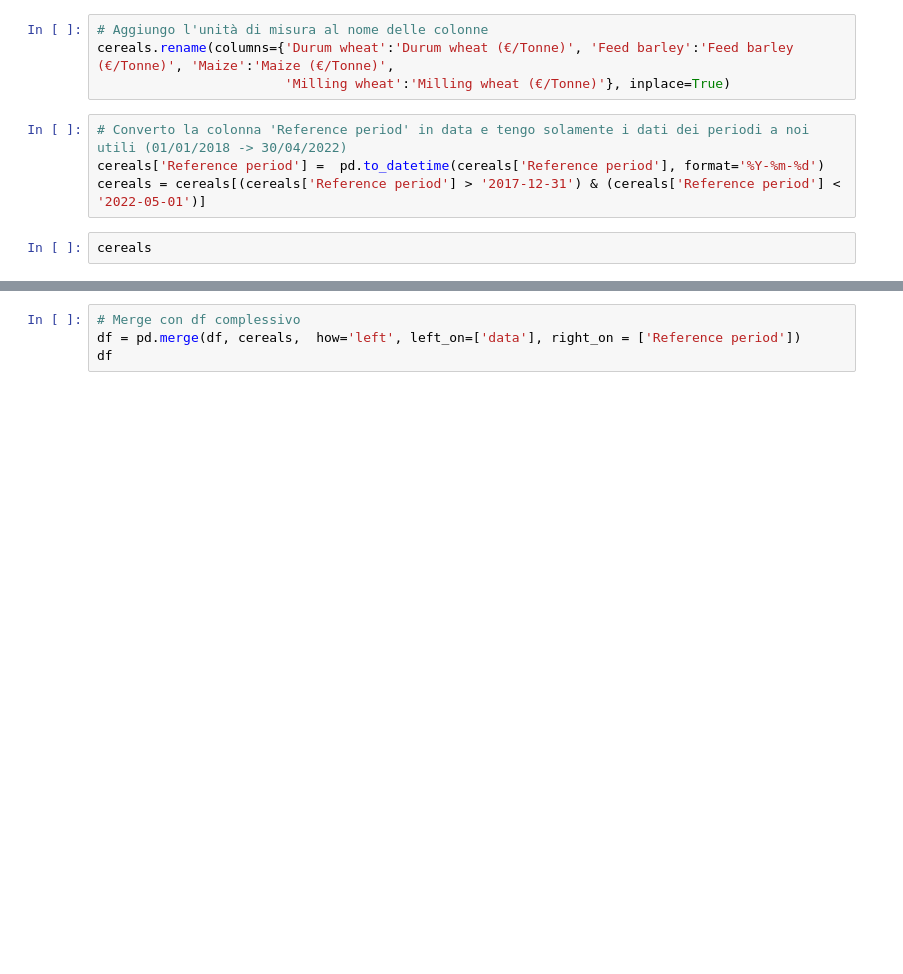
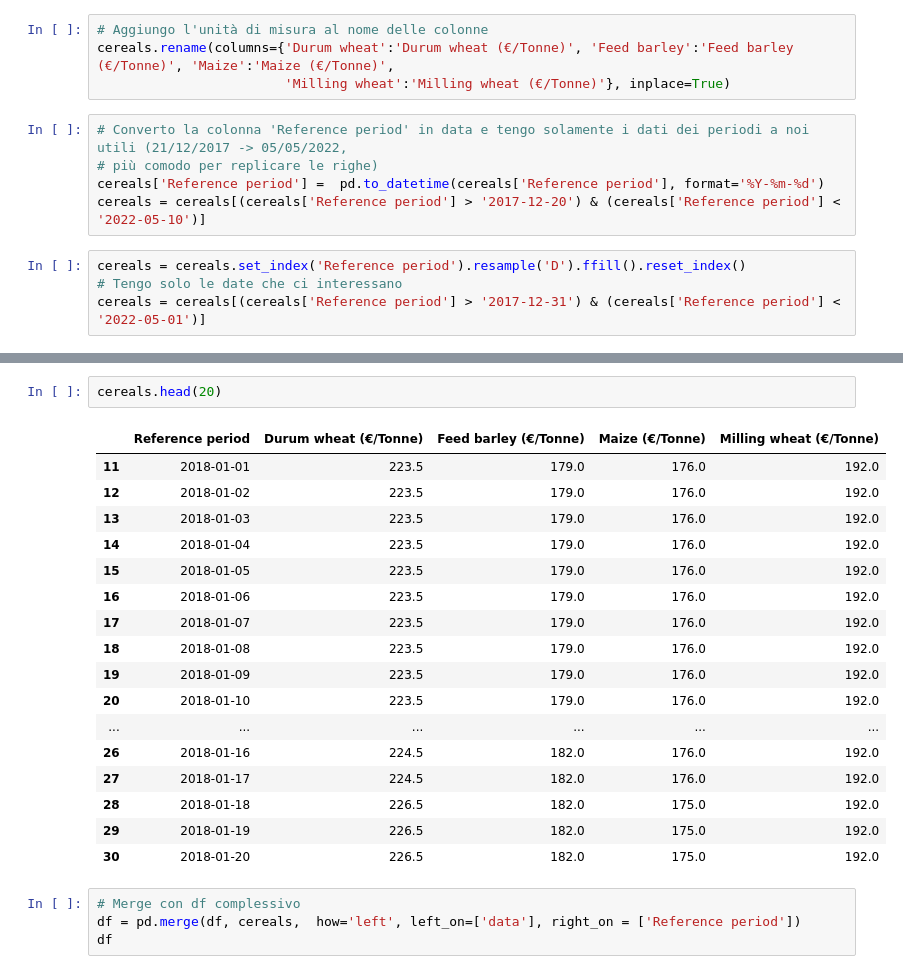
Before and after one commit to giocoal/restaurant-revenue-loss-COVID-retrospective-analysis, a Jupyter notebook: Integrazione dati.ipynb, the cells around one changed output, grey strips where cells are left out. Saved outputs shown, nothing was run; the diff lists cells and outputs as text; blank space fills up the shorter version.

Commit message:
duplicazione dati a cadenza settimanale

```diff
--- a/Integrazione dati.ipynb
+++ b/Integrazione dati.ipynb
@@ -928,8 +943,11 @@ cereals.reset_index(inplace=True)
 cereals.rename(columns={'Durum wheat':'Durum wheat (€/Tonne)', 'Feed barley':'Feed barley (€/Tonne)', 'Maize':'Maize (€/Tonne)',
                         'Milling wheat':'Milling wheat (€/Tonne)'}, inplace=True)
 # %%
-# Converto la colonna 'Reference period' in data e tengo solamente i dati dei periodi a noi utili (01/01/2018 -> 30/04/2022)
+# Converto la colonna 'Reference period' in data e tengo solamente i dati dei periodi a noi utili (21/12/2017 -> 05/05/2022,
+# più comodo per replicare le righe)
 cereals['Reference period'] =  pd.to_datetime(cereals['Reference period'], format='%Y-%m-%d')
-cereals = cereals[(cereals['Reference period'] > '2017-12-31') & (cereals['Reference period'] < '2022-05-01')]
+cereals = cereals[(cereals['Reference period'] > '2017-12-20') & (cereals['Reference period'] < '2022-05-10')]
 # %%
-cereals
+cereals = cereals.set_index('Reference period').resample('D').ffill().reset_index()
+# Tengo solo le date che ci interessano
+cereals = cereals[(cereals['Reference period'] > '2017-12-31') & (cereals['Reference period'] < '2022-05-01')]
@@ -950,3 +954,23 @@ cereals
+# %%
+cereals.head(20)
+# %% [output]
+|  | Reference period | Durum wheat (€/Tonne) | Feed barley (€/Tonne) | Maize (€/Tonne) | Milling wheat (€/Tonne) |
+| 11 | 2018-01-01 | 223.5 | 179.0 | 176.0 | 192.0 |
+| 12 | 2018-01-02 | 223.5 | 179.0 | 176.0 | 192.0 |
+| 13 | 2018-01-03 | 223.5 | 179.0 | 176.0 | 192.0 |
+| 14 | 2018-01-04 | 223.5 | 179.0 | 176.0 | 192.0 |
+| 15 | 2018-01-05 | 223.5 | 179.0 | 176.0 | 192.0 |
+| 16 | 2018-01-06 | 223.5 | 179.0 | 176.0 | 192.0 |
+| 17 | 2018-01-07 | 223.5 | 179.0 | 176.0 | 192.0 |
+| 18 | 2018-01-08 | 223.5 | 179.0 | 176.0 | 192.0 |
+| 19 | 2018-01-09 | 223.5 | 179.0 | 176.0 | 192.0 |
+| 20 | 2018-01-10 | 223.5 | 179.0 | 176.0 | 192.0 |
+| ... | ... | ... | ... | ... | ... |
+| 26 | 2018-01-16 | 224.5 | 182.0 | 176.0 | 192.0 |
+| 27 | 2018-01-17 | 224.5 | 182.0 | 176.0 | 192.0 |
+| 28 | 2018-01-18 | 226.5 | 182.0 | 175.0 | 192.0 |
+| 29 | 2018-01-19 | 226.5 | 182.0 | 175.0 | 192.0 |
+| 30 | 2018-01-20 | 226.5 | 182.0 | 175.0 | 192.0 |
 # %%
 # Merge con df complessivo
 df = pd.merge(df, cereals,  how='left', left_on=['data'], right_on = ['Reference period'])
```
Also changed, not shown: parts of 4 cells of this notebook, 9 other files.
